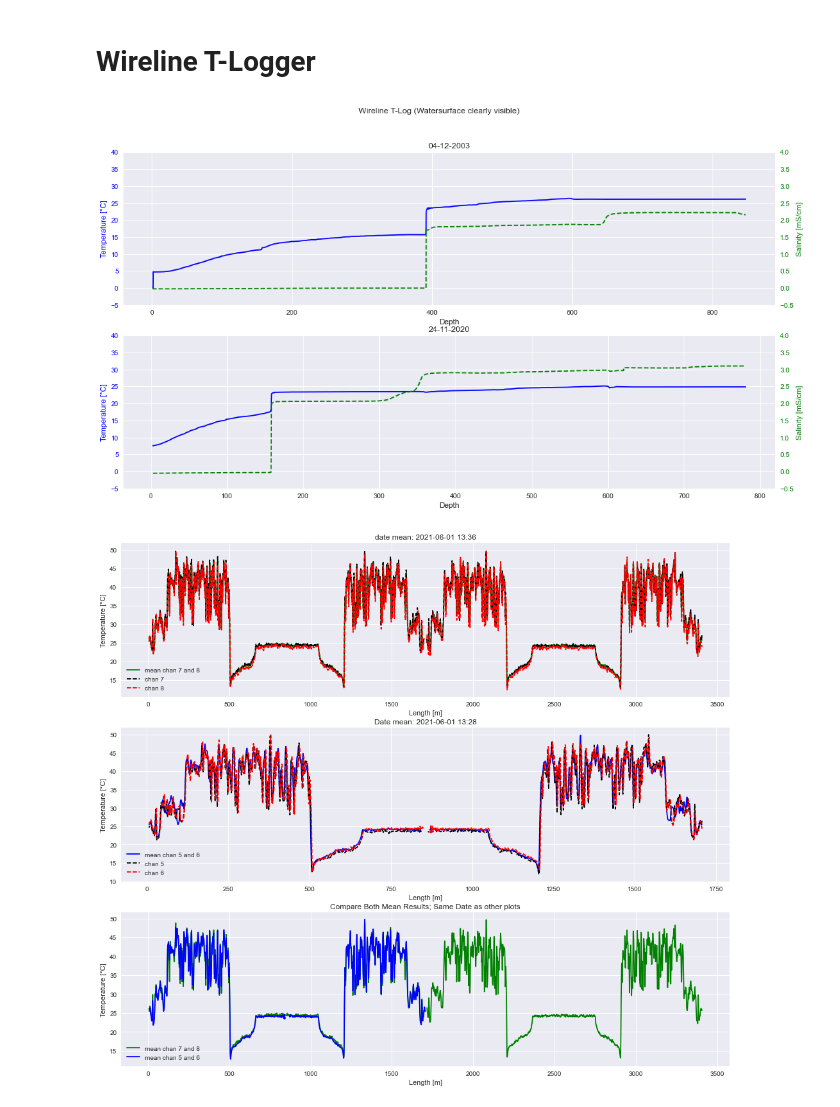
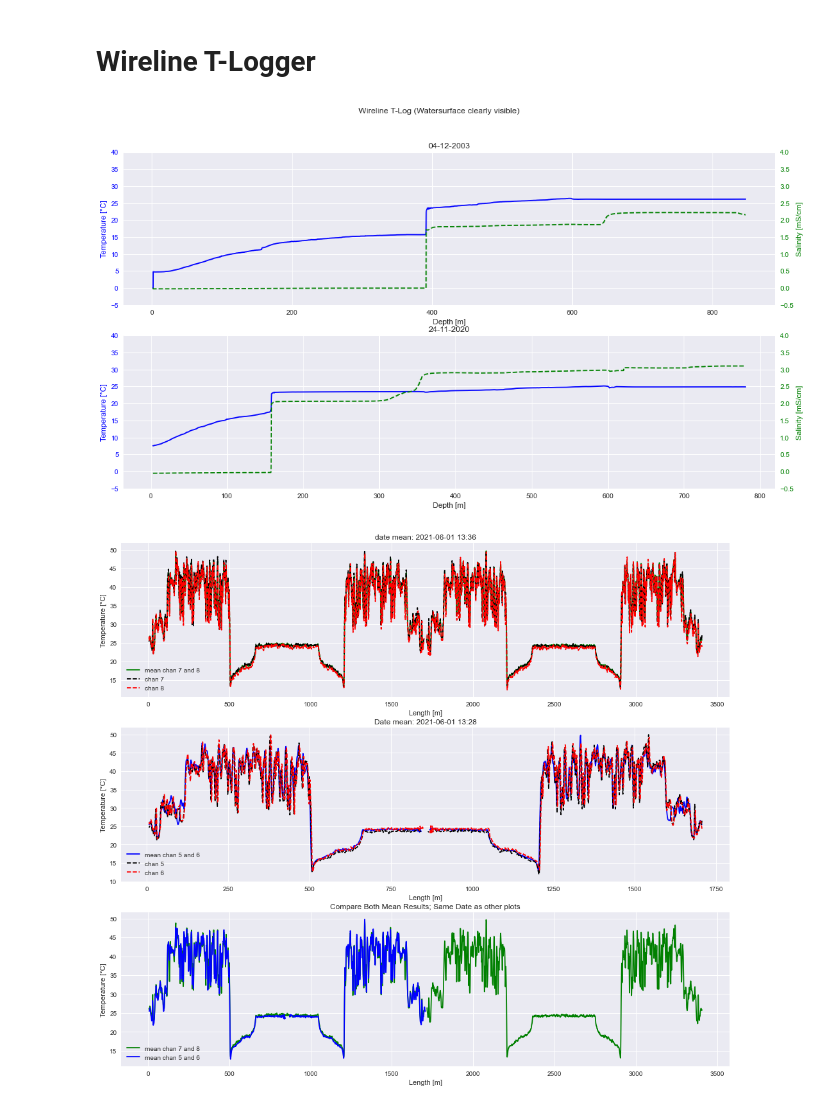
Before and after one commit to mvwick/Scripts_Masterarbeit, a Jupyter notebook: analyse_my_database_alsdorf.ipynb, the cells around one changed output. Drawn from its saved outputs; the diff is of its cells as text; code cells hidden in the pictures.

```diff
--- a/analyse_my_database_alsdorf.ipynb
+++ b/analyse_my_database_alsdorf.ipynb
@@ -168,45 +152,47 @@ ymin=-5;ymax=40
 cBHT="blue";cSAL="green"
 lstyle_BHT="-";lstyle_SAL="--"
 ######################
+
 fig,axs=plt.subplots(2,1,figsize=[17,9])#,constrained_layout=True)
 fig.suptitle("Wireline T-Log (Watersurface clearly visible)")
-#fig.tight_layout()
 
-axs[0].set_title("04-12-2003") # First axes
-
-axs[0].plot(wireline_measurements2003["BHT"].index,wireline_measurements2003["BHT"].values,color=cBHT,linestyle=lstyle_BHT)#label="Bottom Hole Temperature"
-axs[0].set_xlabel("Depth")
+# First axes
+axs[0].set_title("04-12-2003")
+axs[0].plot(wireline_measurements2003["BHT"].index,wireline_measurements2003["BHT"].values,color=cBHT,linestyle=lstyle_BHT)
+axs[0].set_xlabel("Depth [m]")
 axs[0].set_ylabel("Temperature [°C]",color=cBHT)
 axs[0].set_ylim(ymin,ymax) # both y-axis have similar scale --> helper lines are alligned
 axs[0].tick_params(axis='y', labelcolor=cBHT)
 
 axs0_2 = axs[0].twinx()
 axs0_2.plot(wireline_measurements2003["SAL"].index,wireline_measurements2003["SAL"].values,color=cSAL,linestyle=lstyle_SAL)#,label="Salinity")
 axs0_2.set_ylabel('Salinity [mS/cm]', color=cSAL)
 axs0_2.set_ylim(ymin/10,ymax/10) # both y-axis have similar scale --> helper lines are alligned
 axs0_2.tick_params(axis='y', labelcolor=cSAL)
 # The grids are not alligned, if not using .set_ylim()
 axs0_2.grid(None) #axs is behind the helper lines
 
-axs[1].set_title("24-11-2020") # Second axes
-
-axs[1].plot(wireline_measurements2020["BHT"].index,wireline_measurements2020["BHT"].values,color=cBHT,linestyle=lstyle_BHT)#label="Bottom Hole Temperature"
-axs[1].set_xlabel("Depth")
+# Second axis
+axs[1].set_title("24-11-2020")
+axs[1].plot(wireline_measurements2020["BHT"].index,wireline_measurements2020["BHT"].values,color=cBHT,linestyle=lstyle_BHT)
+axs[1].set_xlabel("Depth [m]")
 axs[1].set_ylabel("Temperature [°C]",color=cBHT)
 axs[1].set_ylim(ymin,ymax) # both y-axis have similar scale --> helper lines are alligned
 axs[1].tick_params(axis='y', labelcolor=cBHT)
 
 axs1_2 = axs[1].twinx()
 axs1_2.plot(wireline_measurements2020["SAL"].index,wireline_measurements2020["SAL"].values,color=cSAL,linestyle=lstyle_SAL)#,label="Salinity")
 axs1_2.set_ylabel('Salinity [mS/cm]', color=cSAL)
 axs1_2.set_ylim(ymin/10,ymax/10) # both y-axis have similar scale --> helper lines are alligned
 axs1_2.tick_params(axis='y', labelcolor=cSAL)
 # The grids are not alligned, if not using .set_ylim()
 axs1_2.grid(None) #axs is behind the helper lines
 
 #plt.legend()
 plt.show()
 
-# Wie genau funktioniert das gerät, es zeichnet nur den höchsten Wert auf oder?
+# water level depth can be seen very good in the data
+# wireline_measurements2020["BHT"][157:159]
+# wireline_measurements2003["BHT"][390:392]
 # %% [output]
-[figure, old version]
+[figure, new version]
```
Also changed, not shown: parts of 40 cells of this notebook, 20 other files.
